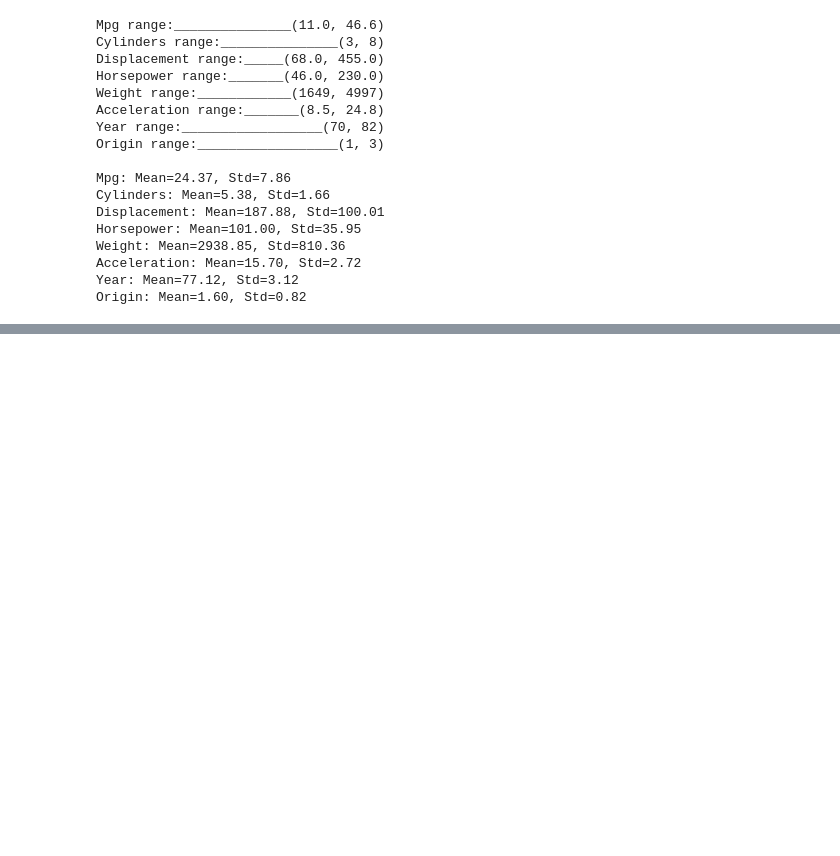
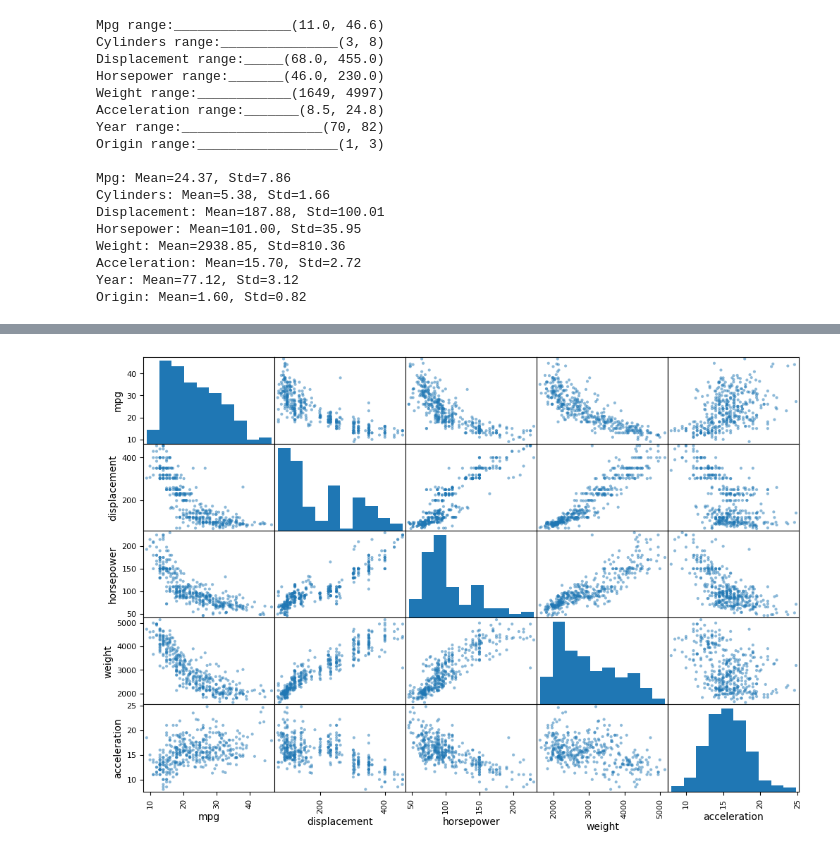
Before and after one commit to deusdevok/ISLP_Python, a Jupyter notebook: Chapter 2/Exercise9.ipynb, the cells around one changed output, grey strips where cells are left out. Cells and saved outputs as stored; diff of their text form; code cells hidden in the pictures; blank space fills up the shorter version.

```diff
--- a/Chapter 2/Exercise9.ipynb
+++ b/Chapter 2/Exercise9.ipynb
@@ -176,0 +186,6 @@ Origin: Mean=1.60, Std=0.82
+# %%
+# Explore dataset from auto_new graphically
+columns_to_plot = ['mpg', 'displacement', 'horsepower', 'weight', 'acceleration']
+pd.plotting.scatter_matrix(auto_new[columns_to_plot], figsize=(12,8));
+# %% [output]
+[figure, added]
```
Also changed, not shown: parts of 7 cells of this notebook, 1 other file.
